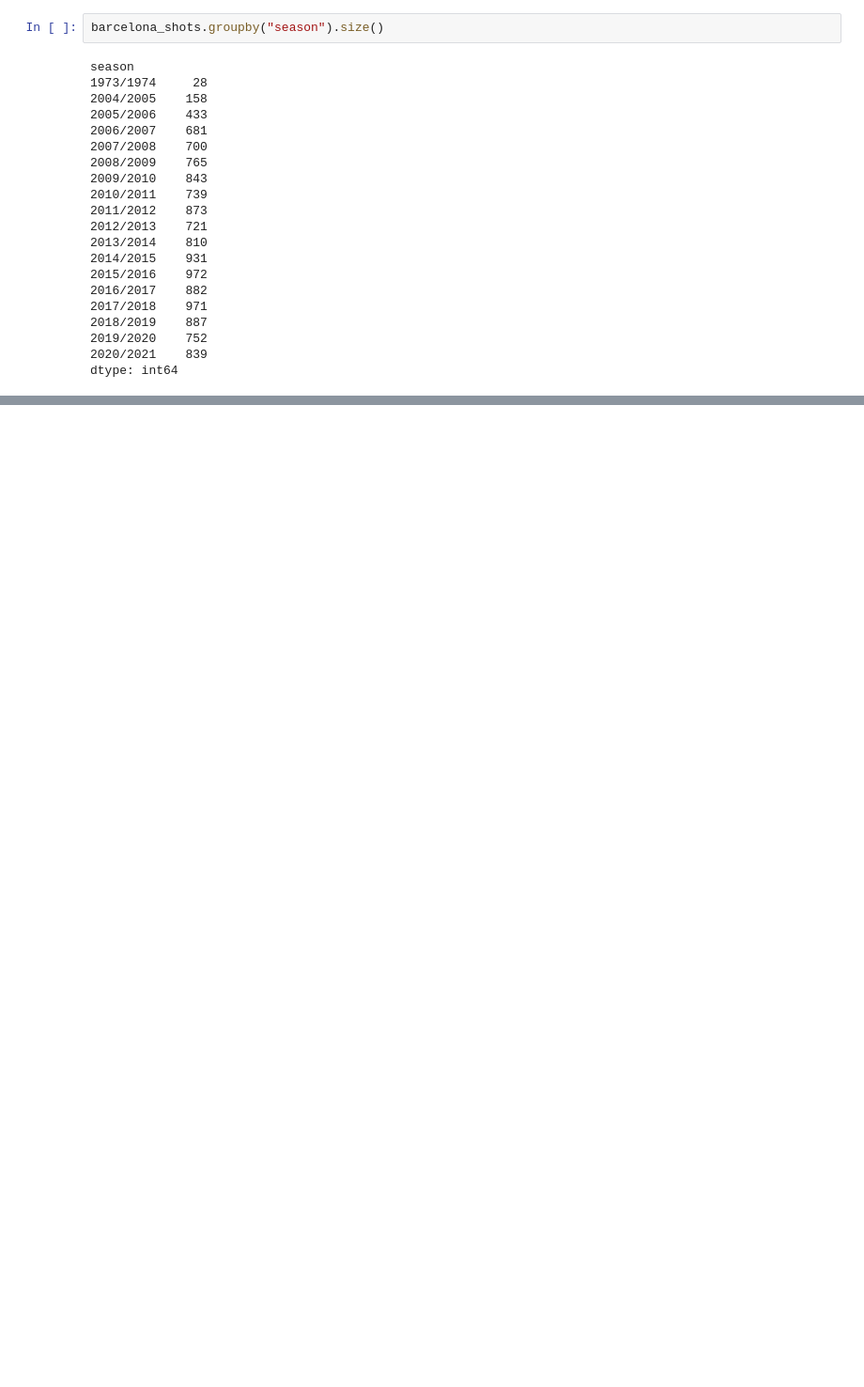
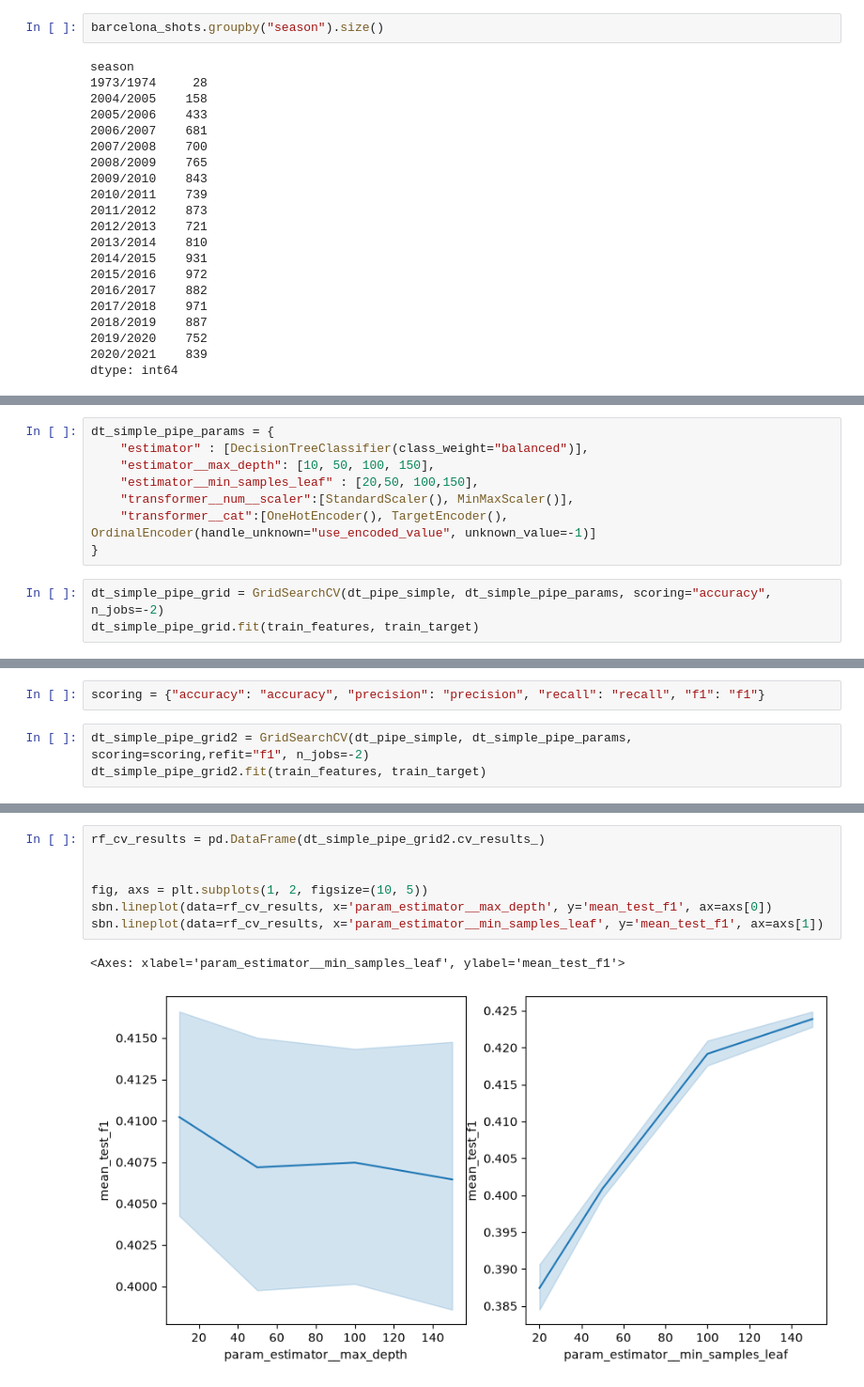
Before and after one commit to Daniel11098/football-predictions, a Jupyter notebook: Mandtory2/Ensemble_Models_And_Ann.ipynb, the cells around one changed output, grey strips where cells are left out. Shown at 94% size. Cells and saved outputs as stored; diff of their text form; blank space fills up the shorter version.

```diff
--- a/Mandtory2/Ensemble_Models_And_Ann.ipynb
+++ b/Mandtory2/Ensemble_Models_And_Ann.ipynb
@@ -1666,0 +1936,11 @@ dtype: int64
+# %%
+dt_simple_pipe_params = {
+    "estimator" : [DecisionTreeClassifier(class_weight="balanced")],
+    "estimator__max_depth": [10, 50, 100, 150],
+    "estimator__min_samples_leaf" : [20,50, 100,150],
+    "transformer__num__scaler":[StandardScaler(), MinMaxScaler()],
+    "transformer__cat":[OneHotEncoder(), TargetEncoder(), OrdinalEncoder(handle_unknown="use_encoded_value", unknown_value=-1)]
+}
+# %%
+dt_simple_pipe_grid = GridSearchCV(dt_pipe_simple, dt_simple_pipe_params, scoring="accuracy", n_jobs=-2)
+dt_simple_pipe_grid.fit(train_features, train_target)
@@ -1666,0 +1969,5 @@ dtype: int64
+# %%
+scoring = {"accuracy": "accuracy", "precision": "precision", "recall": "recall", "f1": "f1"}
+# %%
+dt_simple_pipe_grid2 = GridSearchCV(dt_pipe_simple, dt_simple_pipe_params, scoring=scoring,refit="f1", n_jobs=-2)
+dt_simple_pipe_grid2.fit(train_features, train_target)
@@ -1666,0 +2075,10 @@ dtype: int64
+# %%
+rf_cv_results = pd.DataFrame(dt_simple_pipe_grid2.cv_results_)
+
+
+fig, axs = plt.subplots(1, 2, figsize=(10, 5))
+sbn.lineplot(data=rf_cv_results, x='param_estimator__max_depth', y='mean_test_f1', ax=axs[0])
+sbn.lineplot(data=rf_cv_results, x='param_estimator__min_samples_leaf', y='mean_test_f1', ax=axs[1])
+# %% [output]
+<Axes: xlabel='param_estimator__min_samples_leaf', ylabel='mean_test_f1'>
+[figure, added]
```
Also changed, not shown: parts of 67 cells of this notebook.
